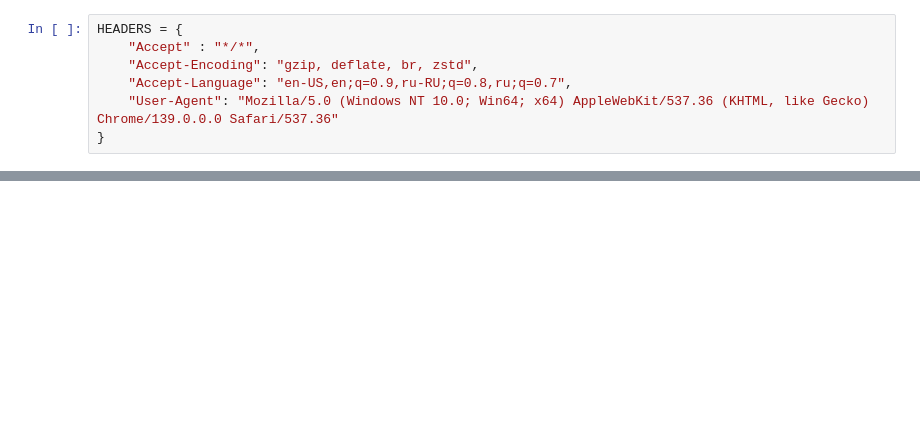
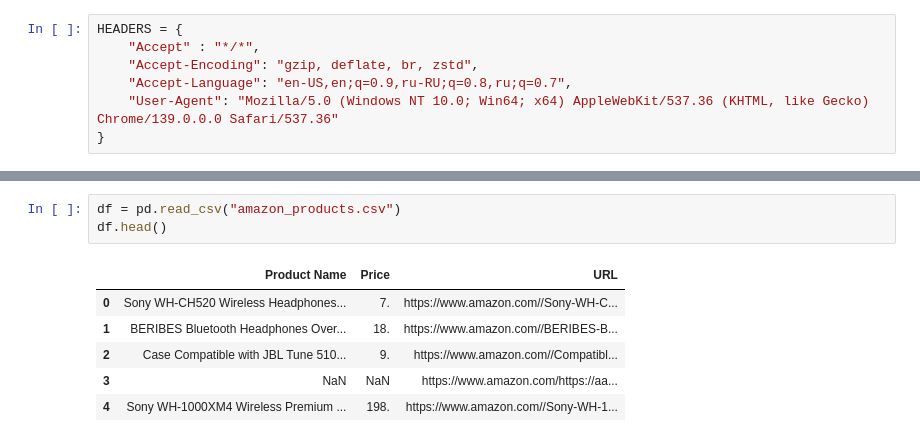
Before and after one commit to MuRaDIbrhmv/Data_Scraping, a Jupyter notebook: scrape2.ipynb, the cells around one changed output, grey strips where cells are left out. Drawn from its saved outputs; the diff is of its cells as text; blank space fills up the shorter version.

```diff
--- a/scrape2.ipynb
+++ b/scrape2.ipynb
@@ -19,3 +114,13 @@ HEADERS = {
+# %%
+df = pd.read_csv("amazon_products.csv")
+df.head()
+# %% [output]
+|  | Product Name | Price | URL |
+| 0 | Sony WH-CH520 Wireless Headphones... | 7. | https://www.amazon.com//Sony-WH-C... |
+| 1 | BERIBES Bluetooth Headphones Over... | 18. | https://www.amazon.com//BERIBES-B... |
+| 2 | Case Compatible with JBL Tune 510... | 9. | https://www.amazon.com//Compatibl... |
+| 3 | NaN | NaN | https://www.amazon.com/https://aa... |
+| 4 | Sony WH-1000XM4 Wireless Premium ... | 198. | https://www.amazon.com//Sony-WH-1... |
 # %%
 # response = requests.get(amazon_url, headers=HEADERS)
 
```
Also changed, not shown: parts of 7 cells of this notebook, 1 other file.
